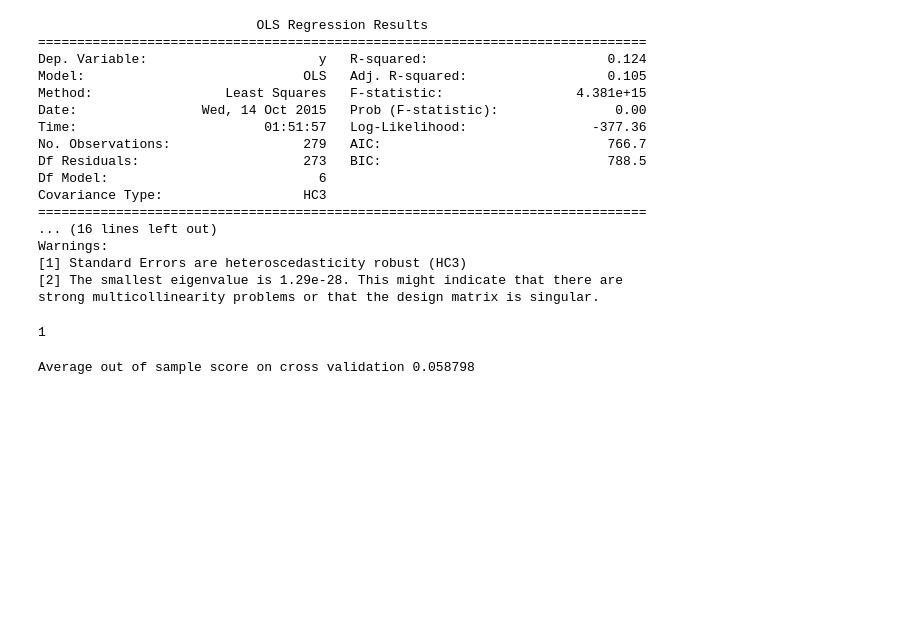
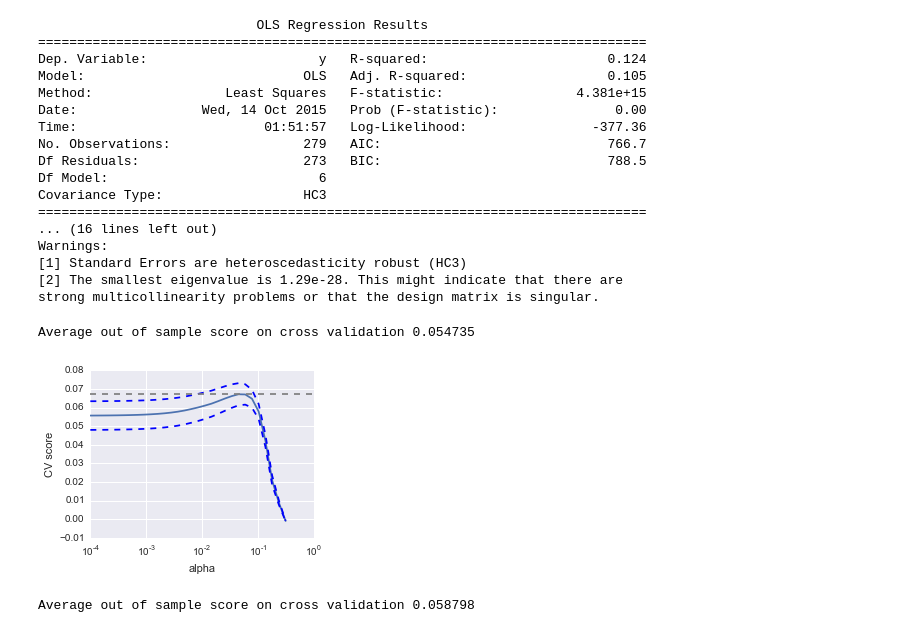
Before and after one commit to nikete/Comunity-Structure-Extremely-Speculative-Asset-Dynamics, a Jupyter notebook: coins networks structure.ipynb, the cells around one changed output. Drawn from its saved outputs; the diff is of its cells as text; code cells hidden in the pictures; blank space fills up the shorter version.

Commit message:
added CV out of sample vlaidation to both outocme measures

```diff
--- a/coins networks structure.ipynb
+++ b/coins networks structure.ipynb
@@ -192,11 +192,11 @@ Warnings:
 [2] The smallest eigenvalue is 1.29e-28. This might indicate that there are
 strong multicollinearity problems or that the design matrix is singular.
 # %%
-y,X = dmatrices("np.log(total_volume) ~ 0+  " + independent_vars ,data,return_type='dataframe' )
+from sklearn import cross_validation, linear_model
+import matplotlib.pyplot as plt
+y,X = dmatrices("log_severity ~ 0+  " + independent_vars ,data,return_type='dataframe' )
 X = sklearn.preprocessing.scale(X)
-y = sklearn.preprocessing.scale(y['np.log(total_volume)'])
-
-from sklearn import cross_validation, linear_model
+y = sklearn.preprocessing.scale(y['log_severity'])
 
 lasso = linear_model.Lasso()
 alphas = np.logspace(-4, -.5, 30)
@@ -204,32 +204,33 @@ alphas = np.logspace(-4, -.5, 30)
 scores = list()
 scores_std = list()
 
 for alpha in alphas:
     lasso.alpha = alpha
     this_scores = cross_validation.cross_val_score(lasso, X, y, n_jobs=1)
     scores.append(np.mean(this_scores))
     scores_std.append(np.std(this_scores))
 
 plt.figure(figsize=(4, 3))
 plt.semilogx(alphas, scores)
 # plot error lines showing +/- std. errors of the scores
 plt.semilogx(alphas, np.array(scores) + np.array(scores_std) / np.sqrt(len(X)),
              'b--')
 plt.semilogx(alphas, np.array(scores) - np.array(scores_std) / np.sqrt(len(X)),
              'b--')
 plt.ylabel('CV score')
 plt.xlabel('alpha')
 plt.axhline(np.max(scores), linestyle='--', color='.5')
 
 
 lasso_cv = linear_model.LassoCV(alphas=alphas)
 k_fold = cross_validation.KFold(len(X), 5)
 scores=[]
 for k, (train, test) in enumerate(k_fold):
     lasso_cv.fit(X[train], y[train])
     s=lasso_cv.score(X[test], y[test])
     scores.append(s)
 print "Average out of sample score on cross validation %f"% np.average(scores)
 # %% [output]
-1
+Average out of sample score on cross validation 0.054735
+[figure, added]
 # %%
```
Also changed, not shown: parts of 1 cell of this notebook.
